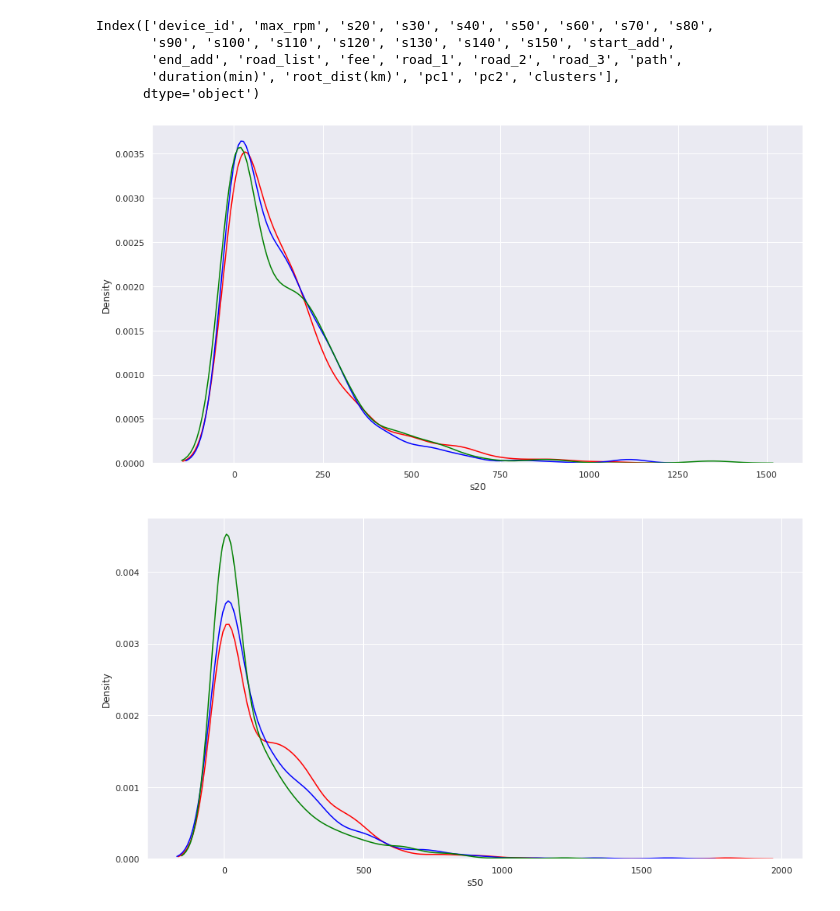
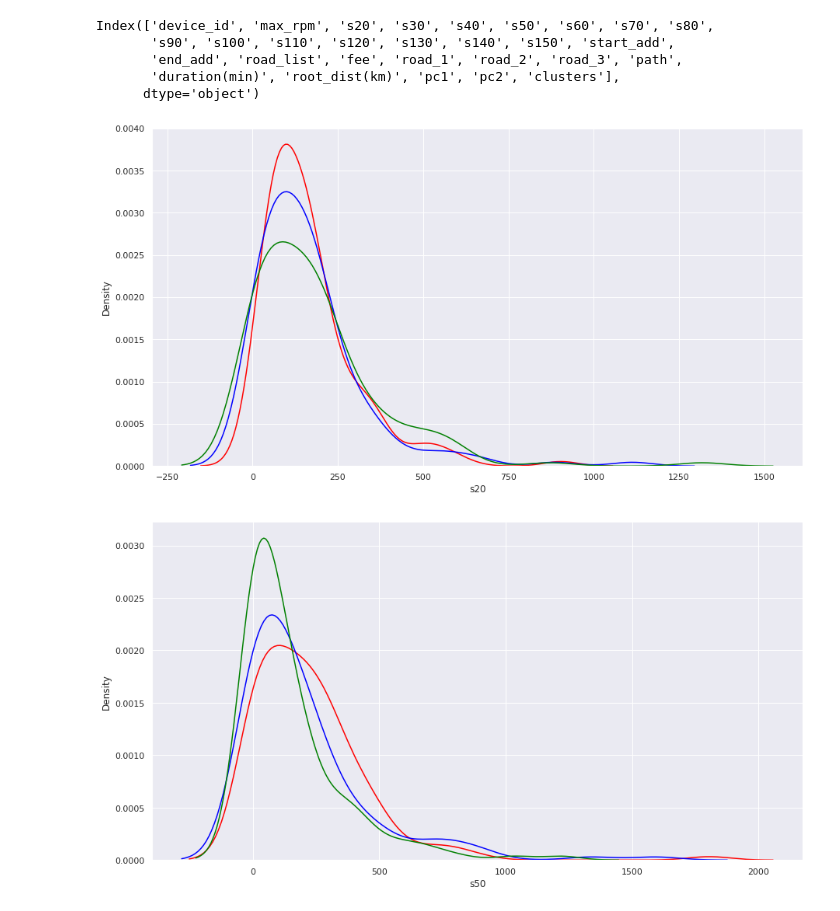
Before and after one commit to iterat1on/Realtime_abnomal_driving_detection, a Jupyter notebook: 공유자동차_분포확인.ipynb, the cells around one changed output. Saved outputs shown, nothing was run; the diff lists cells and outputs as text; code cells hidden in the pictures.

```diff
--- a/공유자동차_분포확인.ipynb
+++ b/공유자동차_분포확인.ipynb
@@ -953,18 +953,18 @@ Index(['device_id', 'max_rpm', 's20', 's30', 's40', 's50', 's60', 's70', 's80',
 # %%
 import seaborn as sns
 sns.set_style("darkgrid")
-sns.kdeplot(df['s20'], color = 'red')
-sns.kdeplot(df['s30'], color = 'blue')
-sns.kdeplot(df['s40'], color = 'green');
+sns.kdeplot(cluster_df['s20'], color = 'red')
+sns.kdeplot(cluster_df['s30'], color = 'blue')
+sns.kdeplot(cluster_df['s40'], color = 'green');
 # %% [output]
-[figure, old version]
+[figure, new version]
 # %%
 import seaborn as sns
 sns.set_style("darkgrid")
-sns.kdeplot(df['s50'], color = 'red')
-sns.kdeplot(df['s60'], color = 'blue')
-sns.kdeplot(df['s70'], color = 'green');
+sns.kdeplot(cluster_df['s50'], color = 'red')
+sns.kdeplot(cluster_df['s60'], color = 'blue')
+sns.kdeplot(cluster_df['s70'], color = 'green');
 # %% [output]
-[figure, old version]
+[figure, new version]
 # %%
 sns.set_style("darkgrid")
```
Also changed, not shown: parts of 2 cells of this notebook.
